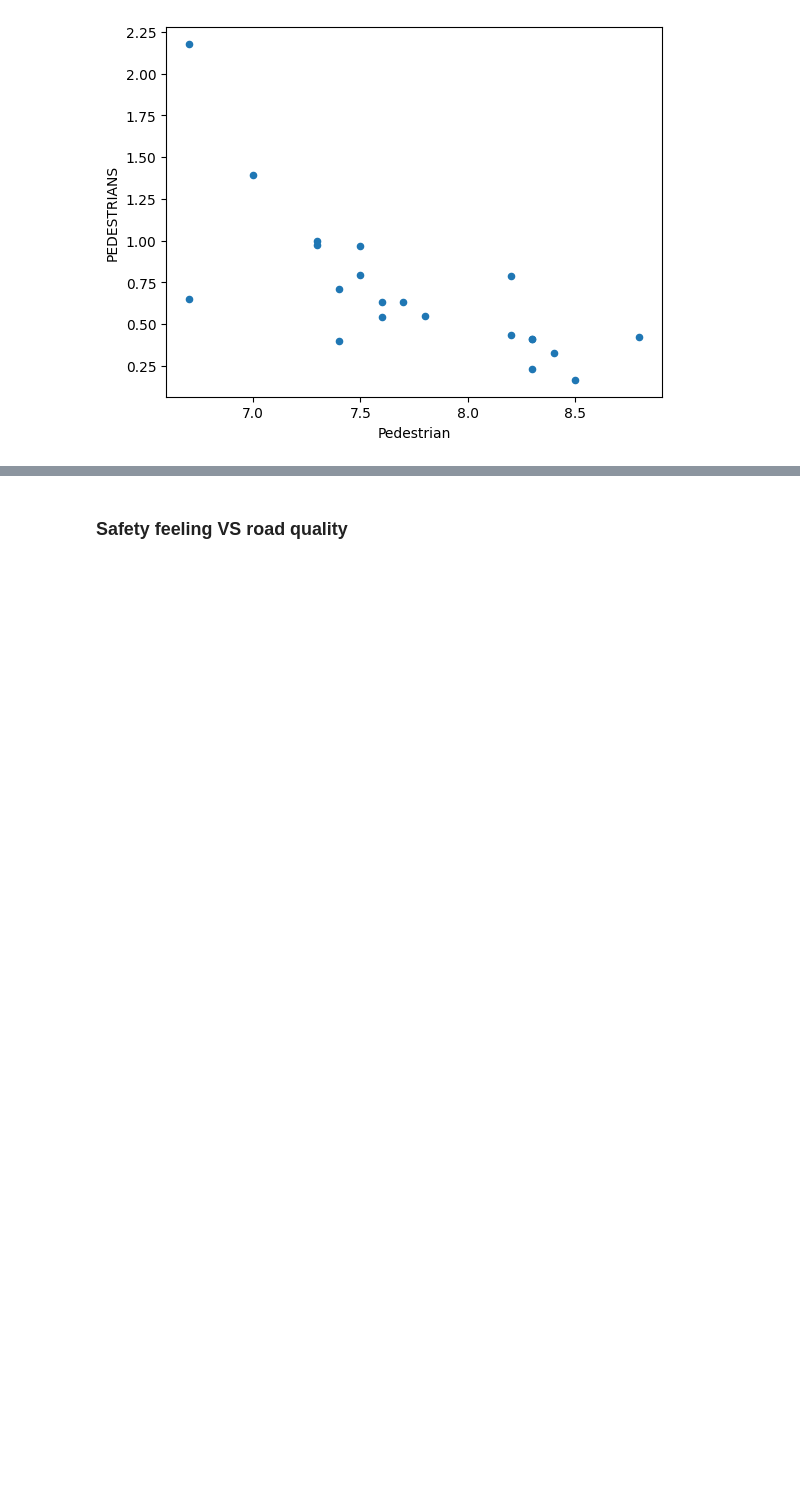
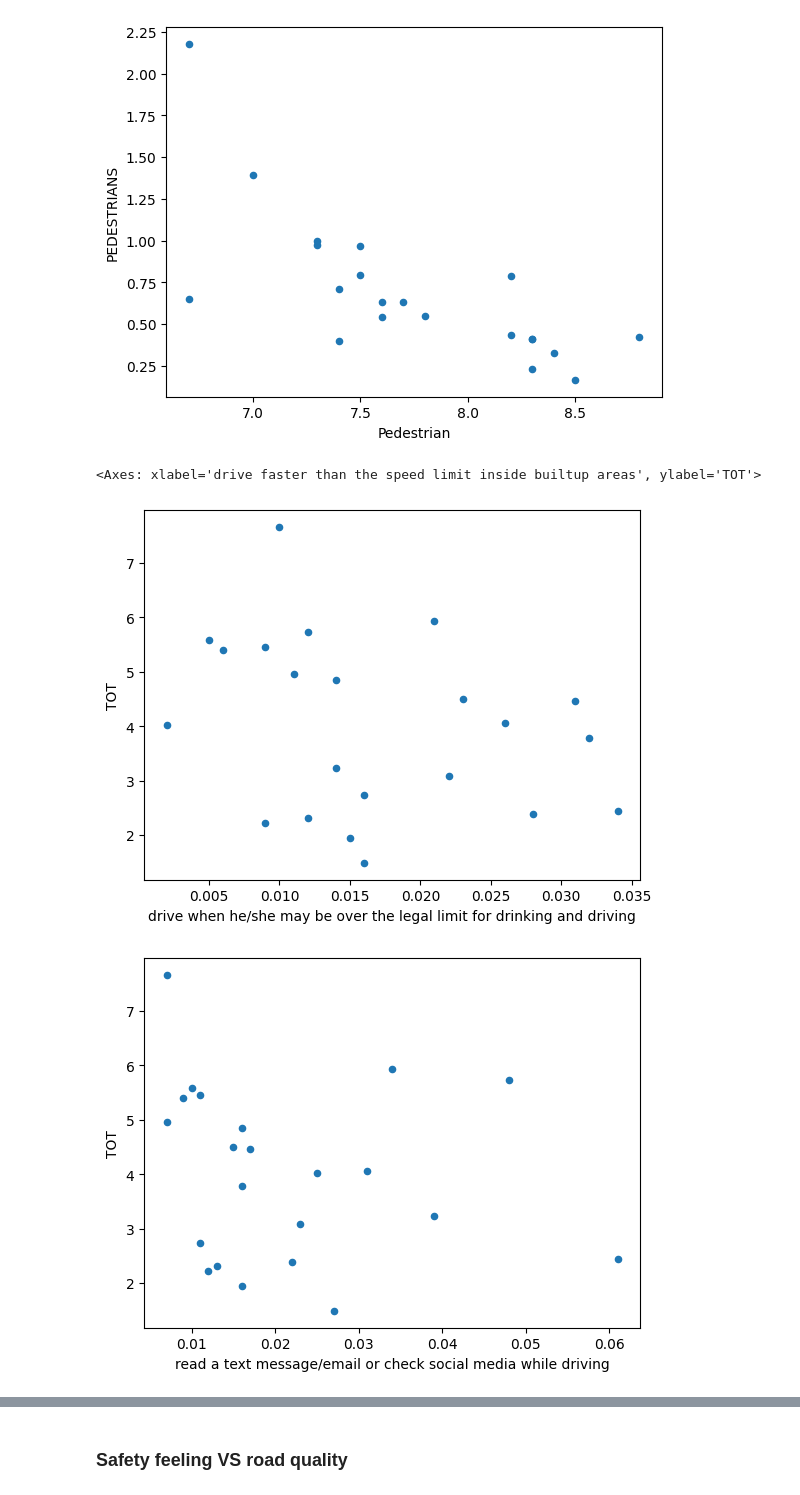
Before and after one commit to ThomSerg/InfoVis-Verkeersongevallen, a Jupyter notebook: db/Europe/Dataset creation.ipynb, the cells around one changed output, grey strips where cells are left out. Cells and saved outputs as stored; diff of their text form; code cells hidden in the pictures; blank space fills up the shorter version.

Commit message:
Additional insight and accidents over time

```diff
--- a/db/Europe/Dataset creation.ipynb
+++ b/db/Europe/Dataset creation.ipynb
@@ -270,3 +272,20 @@ pd.merge(casualityPerRoadUserData, safetyFeelingData, how="inner", on="Country")
 [figure]
 [figure]
 [figure]
+# %%
+pd.merge(casualityPerRoadUserData, personalAcceptabilityData, how="inner", on="Country").plot.scatter(x='drive when he/she may be over the legal limit for drinking and driving', y='TOT')
+pd.merge(casualityPerRoadUserData, personalAcceptabilityData, how="inner", on="Country").plot.scatter(x='read a text message/email or check social media while driving', y='TOT')
+pd.merge(casualityPerRoadUserData, personalAcceptabilityData, how="inner", on="Country").plot.scatter(x='drive when he/she may be over the legal limit for drinking and driving', y='TOT')
+pd.merge(casualityPerRoadUserData, personalAcceptabilityData, how="inner", on="Country").plot.scatter(x='drive faster than the speed limit inside builtup areas', y='TOT')
+
+
+
+
+
+#pd.merge(casualityPerRoadUserData, personalAcceptabilityData, how="inner", on="Country").plot.scatter(x='Car as driver', y='CARS')
+#pd.merge(casualityPerRoadUserData, personalAcceptabilityData, how="inner", on="Country").plot.scatter(x='Cyclist', y='CYCLISTS')
+#pd.merge(casualityPerRoadUserData, personalAcceptabilityData, how="inner", on="Country").plot.scatter(x='Pedestrian', y='PEDESTRIANS')
+# %% [output]
+<Axes: xlabel='drive faster than the speed limit inside builtup areas', ylabel='TOT'>
+[figure, added]
+[figure, added]
```
Also changed, not shown: parts of 5 cells of this notebook.
